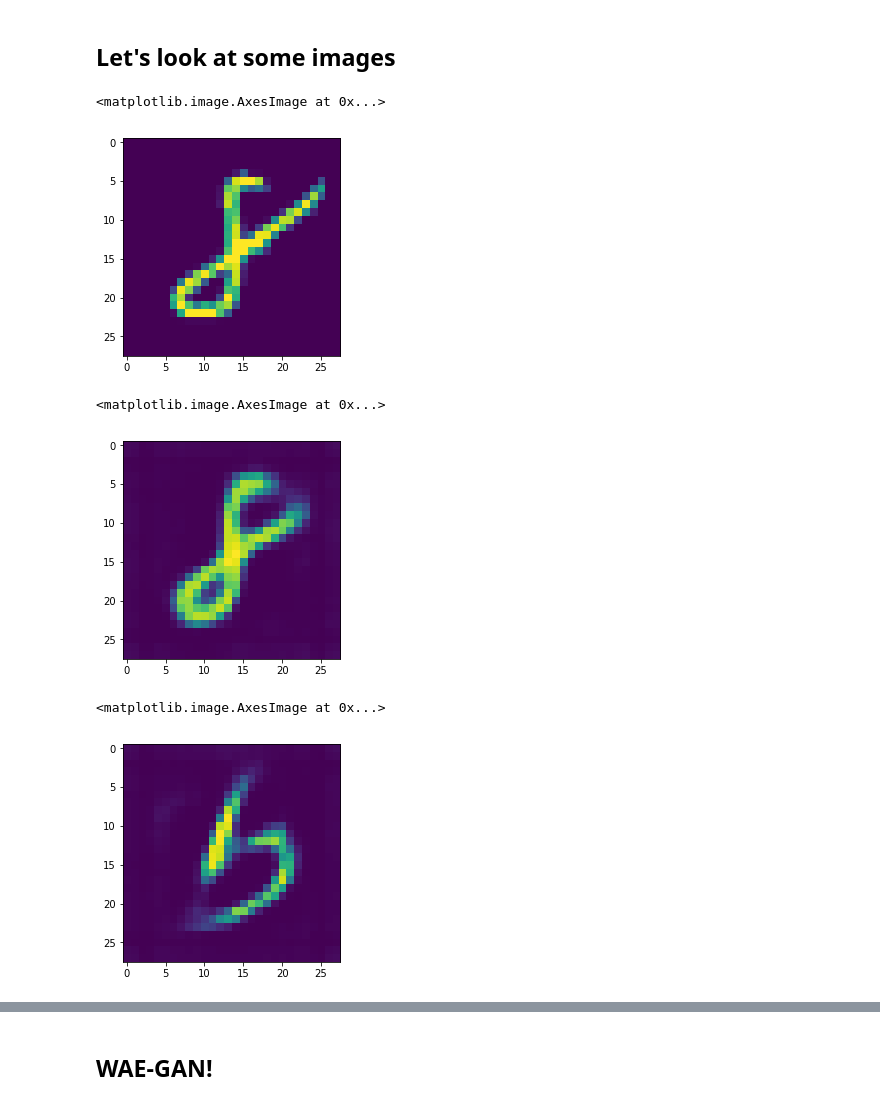
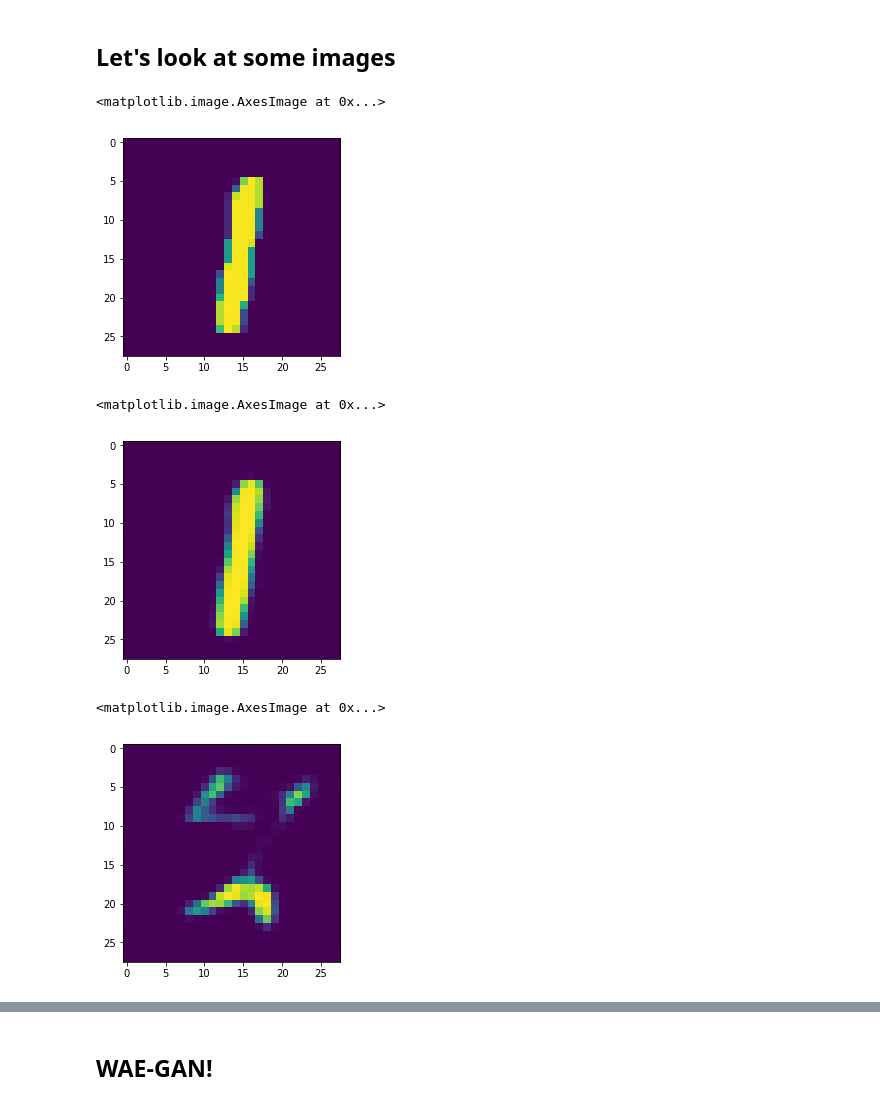
Before and after one commit to sedelmeyer/wasserstein-auto-encoder, a Jupyter notebook: WAE_tutorial.ipynb, the cells around one changed output, grey strips where cells are left out. Cells and saved outputs as stored; diff of their text form; code cells hidden in the pictures.

```diff
--- a/WAE_tutorial.ipynb
+++ b/WAE_tutorial.ipynb
@@ -10,13 +11,13 @@ import matplotlib.pyplot as plt
 import seaborn as sns
 # %%
 args = {}
-args['dim_h'] = 32            # factor controlling size of hidden layers
+args['dim_h'] = 30            # factor controlling size of hidden layers
 args['n_channel'] = 1         # number of channels in the input data (MNIST is 1, aka greyscale)
-args['n_z'] = 10              # number of dimensions in latent space. -- might need to bump this up? not sure what's common for MNIST
+args['n_z'] = 10              # number of dimensions in latent space.
 args['sigma'] = 1.0           # variance in n_z
 args['lambda'] = 10           # hyper param for weight of discriminator loss
 args['lr'] = 0.0002           # learning rate for Adam optimizer
-args['epochs'] = 10           # how many epochs to run for
+args['epochs'] = 5           # how many epochs to run for
 args['batch_size'] = 256      # batch size for SGD
 # %%
 ## load MNIST data train and test sets
@@ -130,22 +129,37 @@ dec_scheduler = StepLR(dec_optim, step_size=30, gamma=0.5)
 # %%
 for epoch in range(args['epochs']):
-    step = 0
+    for images, _ in tqdm(train_loader):
+        encoder.train()
+        decoder.train()
 
-    for images, _ in tqdm(train_loader):
         encoder.zero_grad()
         decoder.zero_grad()
         batch_size = images.size()[0]
 
-        z_real = encoder(images)
-        x_recon = decoder(z_real)
-        recon_loss = criterion(x_recon, images)
+        z_hat = encoder(images)
+        x_hat = decoder(z_hat)
+        train_recon_loss = criterion(x_hat, images)
 
-        recon_loss.backward()
+        train_recon_loss.backward()
 
         enc_optim.step()
         dec_optim.step()
 
-        step += 1
+    # Run validation set
+    for images, _ in tqdm(test_loader):
+        encoder.eval()
+        decoder.eval()
+        z_hat = encoder(images)
+        x_hat = decoder(z_hat)
+        test_recon_loss = criterion(x_hat, images)
 
-    print("Epoch: [%d/%d], Step: [%d/%d], Reconstruction Loss: %.4f" %
-          (epoch + 1, args['epochs'], step + 1, len(train_loader), recon_loss.data.item()))
+    save_path = './save/AE_{}-epoch_{}.pth'
+    torch.save(encoder.state_dict(), save_path.format('encoder', epoch))
+    torch.save(decoder.state_dict(), save_path.format('decoder', epoch))
+
+    print("Epoch: [{}/{}], \tTrain Reconstruction Loss: {}\n\t\t\tTest Reconstruction Loss: {}".format(
+        epoch + 1,
+        args['epochs'],
+        train_recon_loss.data.item(),
+        test_recon_loss.data.item()
+    ))
@@ -164,25 +167,25 @@ Epoch: [10/10], Step: [236/235], Reconstruction Loss: 0.0158
 ## Let's look at some images
 # %%
 # look at an original image
-plt.imshow(images[2,0].numpy())
+plt.imshow(images[0,0].numpy())
 # %% [output]
 <matplotlib.image.AxesImage at 0x...>
-[figure, old version]
+[figure, new version]
 # %%
 # run same image through autoencoder and take a peak
 z_reps = encoder(images)
 decoded_images = decoder(z_reps)
 
-plt.imshow(decoded_images[2,0].detach().numpy())
+plt.imshow(decoded_images[0,0].detach().numpy())
 # %% [output]
 <matplotlib.image.AxesImage at 0x...>
-[figure, old version]
+[figure, new version]
 # %%
 # try a random sample of the latent space
 rand_z_reps = torch.randn_like(z_reps)
 rand_decoded_images = decoder(rand_z_reps)
 
-plt.imshow(rand_decoded_images[2,0].detach().numpy())
+plt.imshow(rand_decoded_images[0,0].detach().numpy())
 # %% [output]
 <matplotlib.image.AxesImage at 0x...>
-[figure, old version]
+[figure, new version]
```
Also changed, not shown: parts of 14 cells of this notebook.
